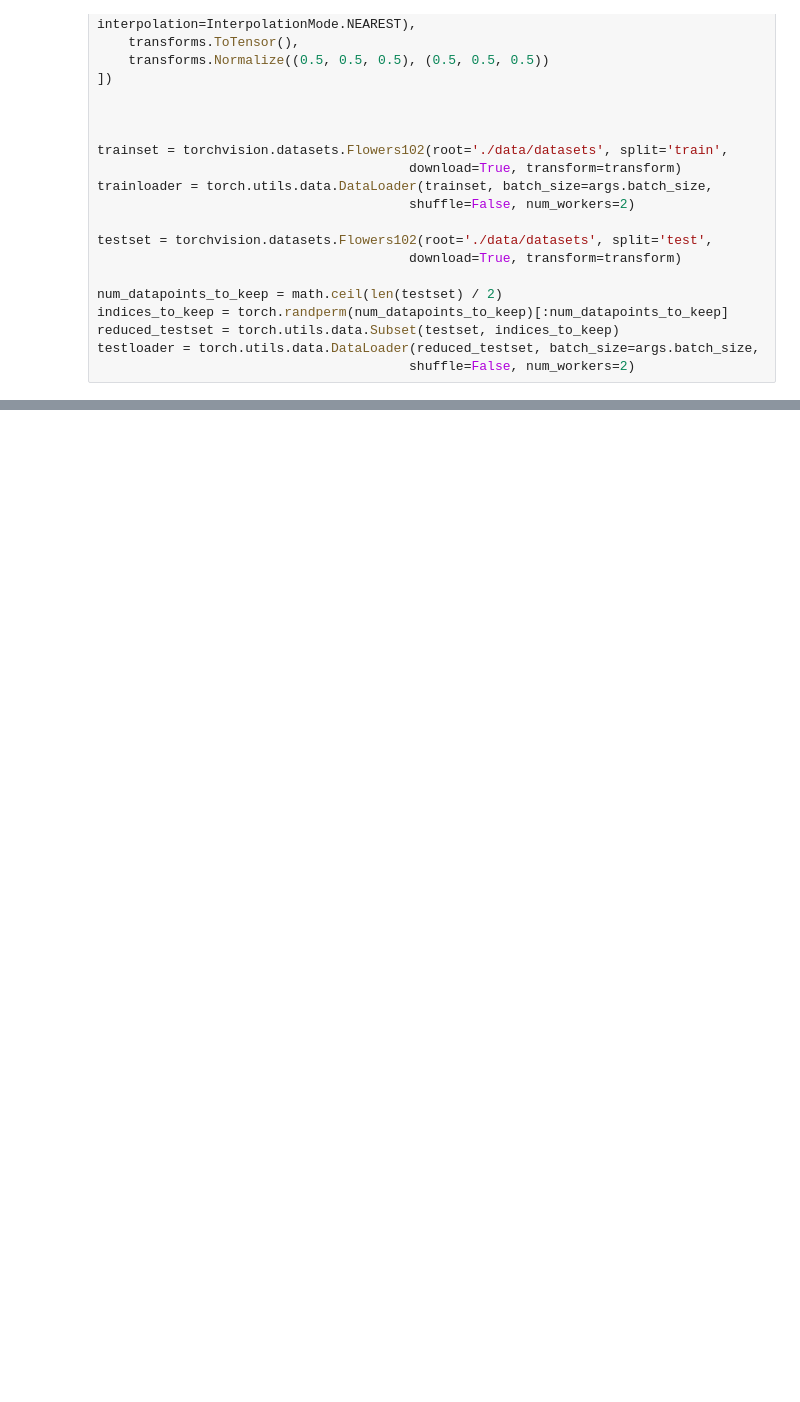
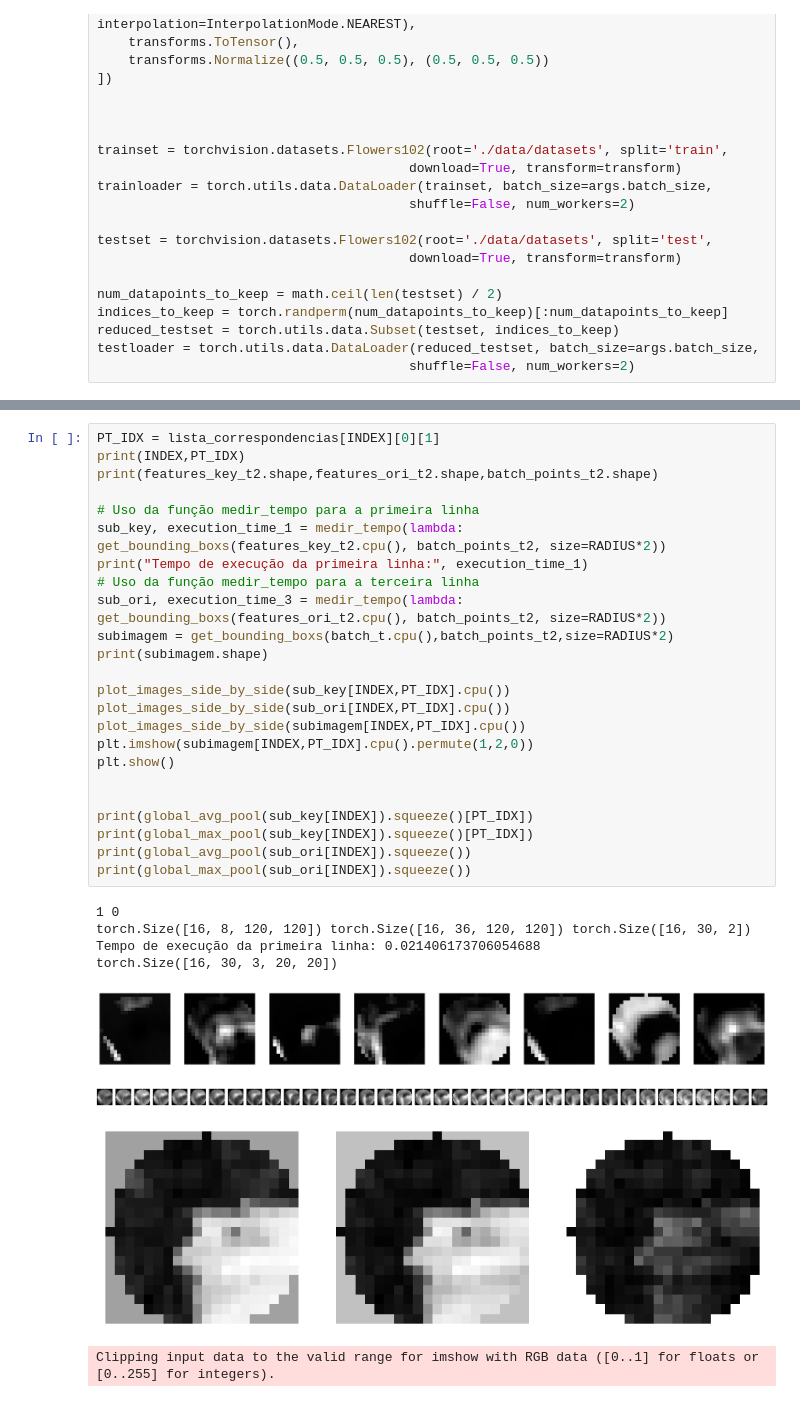
Before and after one commit to binarycode11/singular-points, a Jupyter notebook: singular_points.ipynb, the cells around one changed output, grey strips where cells are left out. Saved outputs shown, nothing was run; the diff lists cells and outputs as text; blank space fills up the shorter version.

```diff
--- a/singular_points.ipynb
+++ b/singular_points.ipynb
@@ -668,0 +770,33 @@ tensor(0.1028, device='cuda:0', grad_fn=<ToCopyBackward0>)
+# %%
+PT_IDX = lista_correspondencias[INDEX][0][1]
+print(INDEX,PT_IDX)
+print(features_key_t2.shape,features_ori_t2.shape,batch_points_t2.shape)
+
+# Uso da função medir_tempo para a primeira linha
+sub_key, execution_time_1 = medir_tempo(lambda: get_bounding_boxs(features_key_t2.cpu(), batch_points_t2, size=RADIUS*2))
+print("Tempo de execução da primeira linha:", execution_time_1)
+# Uso da função medir_tempo para a terceira linha
+sub_ori, execution_time_3 = medir_tempo(lambda: get_bounding_boxs(features_ori_t2.cpu(), batch_points_t2, size=RADIUS*2))
+subimagem = get_bounding_boxs(batch_t.cpu(),batch_points_t2,size=RADIUS*2)
+print(subimagem.shape)
+
+plot_images_side_by_side(sub_key[INDEX,PT_IDX].cpu())
+plot_images_side_by_side(sub_ori[INDEX,PT_IDX].cpu())
+plot_images_side_by_side(subimagem[INDEX,PT_IDX].cpu())
+plt.imshow(subimagem[INDEX,PT_IDX].cpu().permute(1,2,0))
+plt.show()
+
+
+print(global_avg_pool(sub_key[INDEX]).squeeze()[PT_IDX])
+print(global_max_pool(sub_key[INDEX]).squeeze()[PT_IDX])
+print(global_avg_pool(sub_ori[INDEX]).squeeze())
+print(global_max_pool(sub_ori[INDEX]).squeeze())
+# %% [output]
+1 0
+torch.Size([16, 8, 120, 120]) torch.Size([16, 36, 120, 120]) torch.Size([16, 30, 2])
+Tempo de execução da primeira linha: 0.021406173706054688
+torch.Size([16, 30, 3, 20, 20])
+[figure, added]
+[figure, added]
+[figure, added]
+Clipping input data to the valid range for imshow with RGB data ([0..1] for floats or [0..255] for integers).
```
Also changed, not shown: parts of 31 cells of this notebook, 3 other files.
